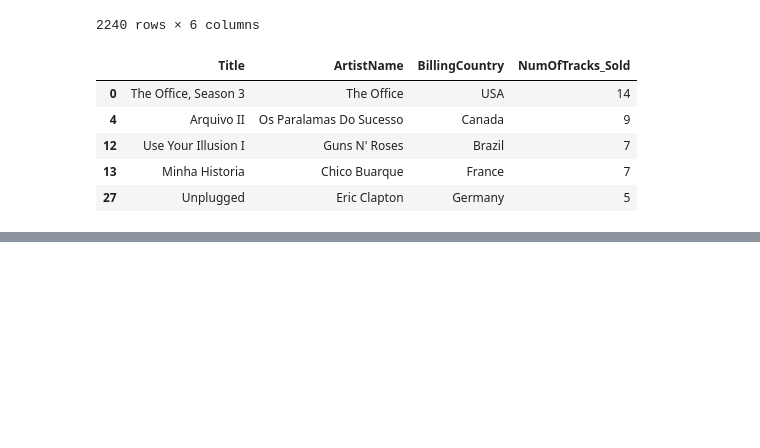
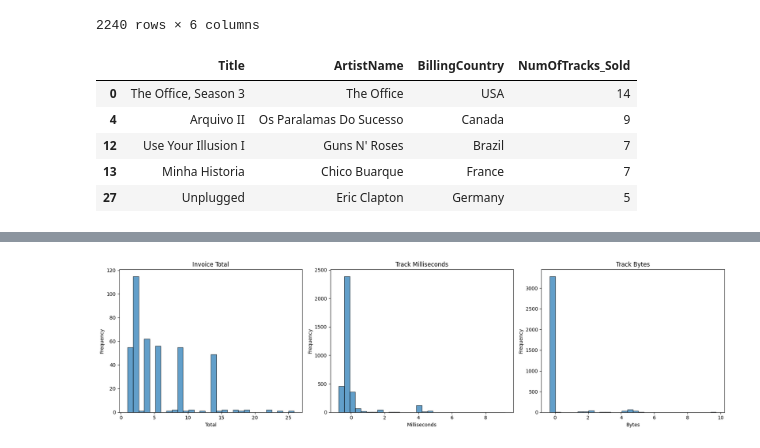
Before and after one commit to SobhanSalarian/MusicStore, a Jupyter notebook: notebooks/AnalyzingTheData.ipynb, the cells around one changed output, grey strips where cells are left out. Saved outputs shown, nothing was run; the diff lists cells and outputs as text; code cells hidden in the pictures; blank space fills up the shorter version.

```diff
--- a/notebooks/AnalyzingTheData.ipynb
+++ b/notebooks/AnalyzingTheData.ipynb
@@ -191,0 +226,31 @@ gropedtrack_albums_invoiceline_invoice
+# %%
+
+d_invoice_total = d.invoice['Total']
+d_track_milliseconds = d.track['Milliseconds']
+d_track_bytes = d.track['Bytes']
+# %%
+# Plot histograms
+plt.figure(figsize=(18, 5))
+
+plt.subplot(1, 3, 1)
+plt.hist(d_invoice_total, bins=30, edgecolor='k', alpha=0.7)
+plt.title('Invoice Total')
+plt.xlabel('Total')
+plt.ylabel('Frequency')
+
+plt.subplot(1, 3, 2)
+plt.hist(d_track_milliseconds, bins=30, edgecolor='k', alpha=0.7)
+plt.title('Track Milliseconds')
+plt.xlabel('Milliseconds')
+plt.ylabel('Frequency')
+
+plt.subplot(1, 3, 3)
+plt.hist(d_track_bytes, bins=30, edgecolor='k', alpha=0.7)
+plt.title('Track Bytes')
+plt.xlabel('Bytes')
+plt.ylabel('Frequency')
+
+plt.tight_layout()
+plt.show()
+# %% [output]
+[figure, added]
```
Also changed, not shown: parts of 10 cells of this notebook, 1 other file.
